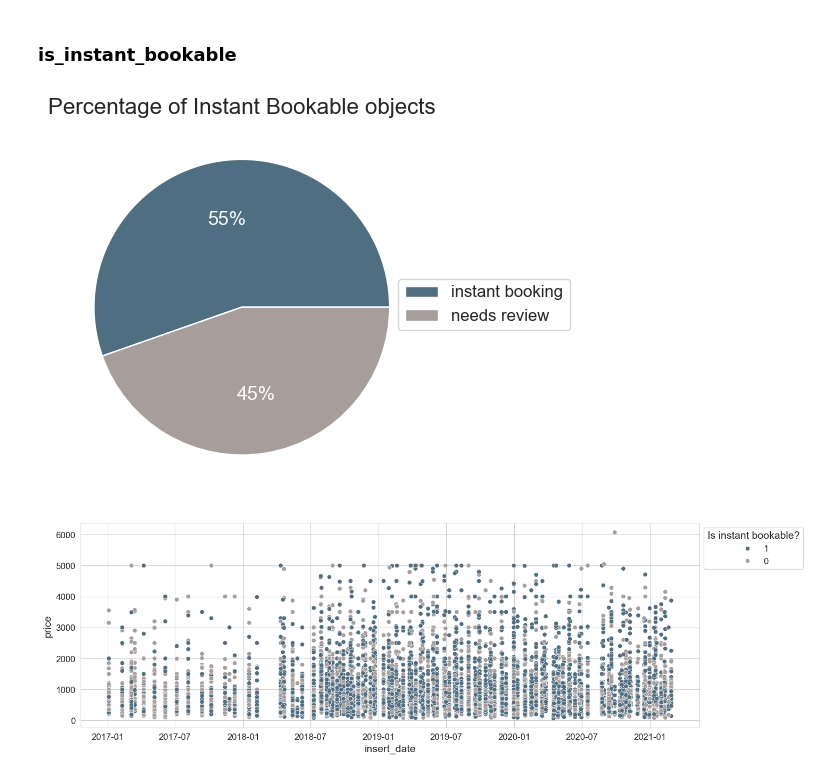
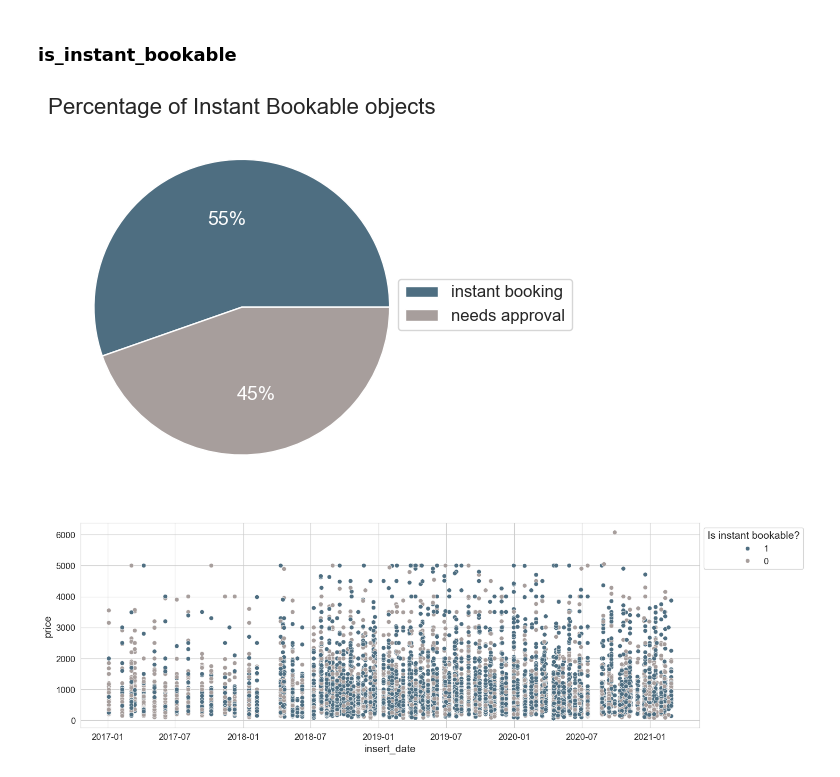
Before and after one commit to luybashu/tourism-accomodations-project, a Jupyter notebook: Scripts/S2_inventory.ipynb, the cells around one changed output. Saved outputs shown, nothing was run; the diff lists cells and outputs as text; code cells hidden in the pictures.

```diff
--- a/Scripts/S2_inventory.ipynb
+++ b/Scripts/S2_inventory.ipynb
@@ -49,8 +49,8 @@ sns.set_style("whitegrid")
 # %% [markdown]
 ## Data Loading
 # %%
-PATH = 'Data'
-FILENAME = 'Tourist_Accommodation31032025.csv'
+PATH = 'data'
+FILENAME = f'data_sprint2.csv'
 # %%
 # define function to read file
 def read_file(filename):
@@ -193,18 +193,18 @@ df[['availability_30', 'availability_60', 'availability_90', 'availability_365']
 # %%
 # pieplot
 df['is_instant_bookable'].value_counts(normalize=True).plot(
     kind='pie',
-    labels=["instant booking", "needs review"],
+    labels=["instant booking", "needs approval"],
     wedgeprops = {'linewidth': 1, 'edgecolor': 'white'},
     autopct='%.0f%%',
     textprops={'color': 'white'})
 
 plt.legend(bbox_to_anchor=(0.9, 0.6), loc='upper left')
 plt.title('Percentage of Instant Bookable objects')
 plt.ylabel(None)
 plt.show()
 # %% [output]
-[figure, old version]
+[figure, new version]
 # %%
 # distribution of has_availability values over time
 plt.figure(figsize=(15,5))
```
Also changed, not shown: parts of 12 cells of this notebook.
